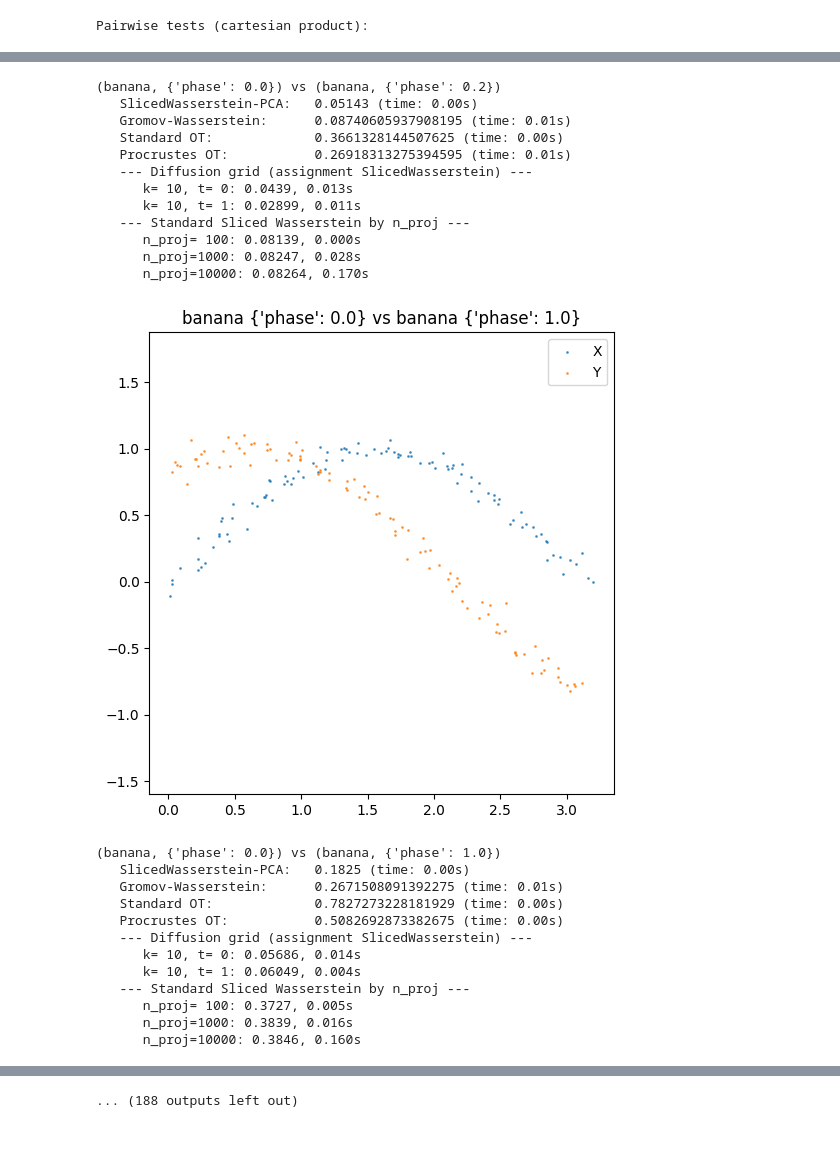
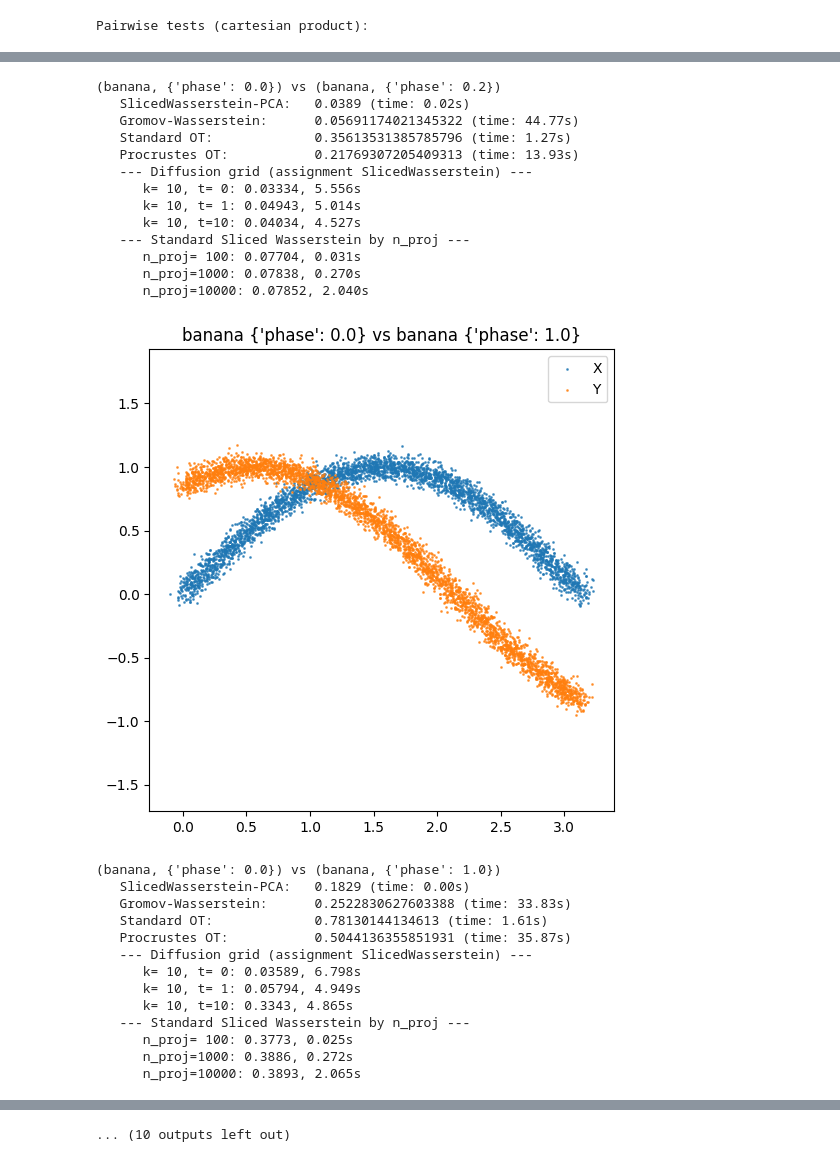
Before and after one commit to zakk-h/RISWIE, a Jupyter notebook: code.ipynb, the cells around one changed output, grey strips where cells are left out. Saved outputs shown, nothing was run; the diff lists cells and outputs as text; code cells hidden in the pictures.

```diff
--- a/code.ipynb
+++ b/code.ipynb
@@ -123,7 +123,7 @@ def standard_ot(X, Y):
     ot_cost = (C * T).sum()
     return np.sqrt(ot_cost) # we need to square root because assignment_sliced_wasserstein returns sqrt of cost and we want to be consistent
 
-def orthogonal_procrustes_matching(X, Y, max_iter=100, tol=1e-6, verbose=False):
+def orthogonal_procrustes_matching(X, Y, max_iter=10000, tol=1e-6, verbose=False):
     """
     Find the best orthogonal R (no scaling) and permutation π so that Xc ≈ (Yc @ R)[π].
     Returns the sum of squared distances under that R + π.
@@ -324,13 +324,13 @@ def test_framework():
 
     # Grid parameters
     k_values = [10]
-    t_values = [0, 1]
+    t_values = [0, 1, 10]
     n_proj_values = [100, 1000, 10000]
 
     rows = []
     print("Pairwise tests (cartesian product):\n")
     for (dtype1, p1), (dtype2, p2) in itertools.product(configs, configs):
-        n = 100
+        n = 3500
         X = generate_dataset(dtype1, n=n, d=2, **p1)
         Y = generate_dataset(dtype2, n=n, d=2, **p2)
         plot_pair(X, Y, title=f'{dtype1} {p1} vs {dtype2} {p2}', savepath=None)
@@ -443,25 +444,27 @@ Pairwise tests (cartesian product):
 (banana, {'phase': 0.0}) vs (banana, {'phase': 0.2})
-   SlicedWasserstein-PCA:   0.05143 (time: 0.00s)
-   Gromov-Wasserstein:      0.08740605937908195 (time: 0.01s)
-   Standard OT:             0.3661328144507625 (time: 0.00s)
-   Procrustes OT:           0.26918313275394595 (time: 0.01s)
+   SlicedWasserstein-PCA:   0.0389 (time: 0.02s)
+   Gromov-Wasserstein:      0.05691174021345322 (time: 44.77s)
+   Standard OT:             0.35613531385785796 (time: 1.27s)
+   Procrustes OT:           0.21769307205409313 (time: 13.93s)
    --- Diffusion grid (assignment SlicedWasserstein) ---
-      k= 10, t= 0: 0.0439, 0.013s
-      k= 10, t= 1: 0.02899, 0.011s
+      k= 10, t= 0: 0.03334, 5.556s
+      k= 10, t= 1: 0.04943, 5.014s
+      k= 10, t=10: 0.04034, 4.527s
    --- Standard Sliced Wasserstein by n_proj ---
-      n_proj= 100: 0.08139, 0.000s
-      n_proj=1000: 0.08247, 0.028s
-      n_proj=10000: 0.08264, 0.170s
+      n_proj= 100: 0.07704, 0.031s
+      n_proj=1000: 0.07838, 0.270s
+      n_proj=10000: 0.07852, 2.040s
-[figure, old version]
+[figure, new version]
 (banana, {'phase': 0.0}) vs (banana, {'phase': 1.0})
-   SlicedWasserstein-PCA:   0.1825 (time: 0.00s)
-   Gromov-Wasserstein:      0.2671508091392275 (time: 0.01s)
-   Standard OT:             0.7827273228181929 (time: 0.00s)
-   Procrustes OT:           0.5082692873382675 (time: 0.00s)
+   SlicedWasserstein-PCA:   0.1829 (time: 0.00s)
+   Gromov-Wasserstein:      0.2522830627603388 (time: 33.83s)
+   Standard OT:             0.78130144134613 (time: 1.61s)
+   Procrustes OT:           0.5044136355851931 (time: 35.87s)
    --- Diffusion grid (assignment SlicedWasserstein) ---
-      k= 10, t= 0: 0.05686, 0.014s
-      k= 10, t= 1: 0.06049, 0.004s
+      k= 10, t= 0: 0.03589, 6.798s
+      k= 10, t= 1: 0.05794, 4.949s
+      k= 10, t=10: 0.3343, 4.865s
    --- Standard Sliced Wasserstein by n_proj ---
-      n_proj= 100: 0.3727, 0.005s
-      n_proj=1000: 0.3839, 0.016s
-      n_proj=10000: 0.3846, 0.160s
+      n_proj= 100: 0.3773, 0.025s
+      n_proj=1000: 0.3886, 0.272s
+      n_proj=10000: 0.3893, 2.065s
@@ -495 +500 @@ Pairwise tests (cartesian product):
-... (188 outputs left out)
+... (10 outputs left out)
```
Also changed, not shown: parts of 2 cells of this notebook.
